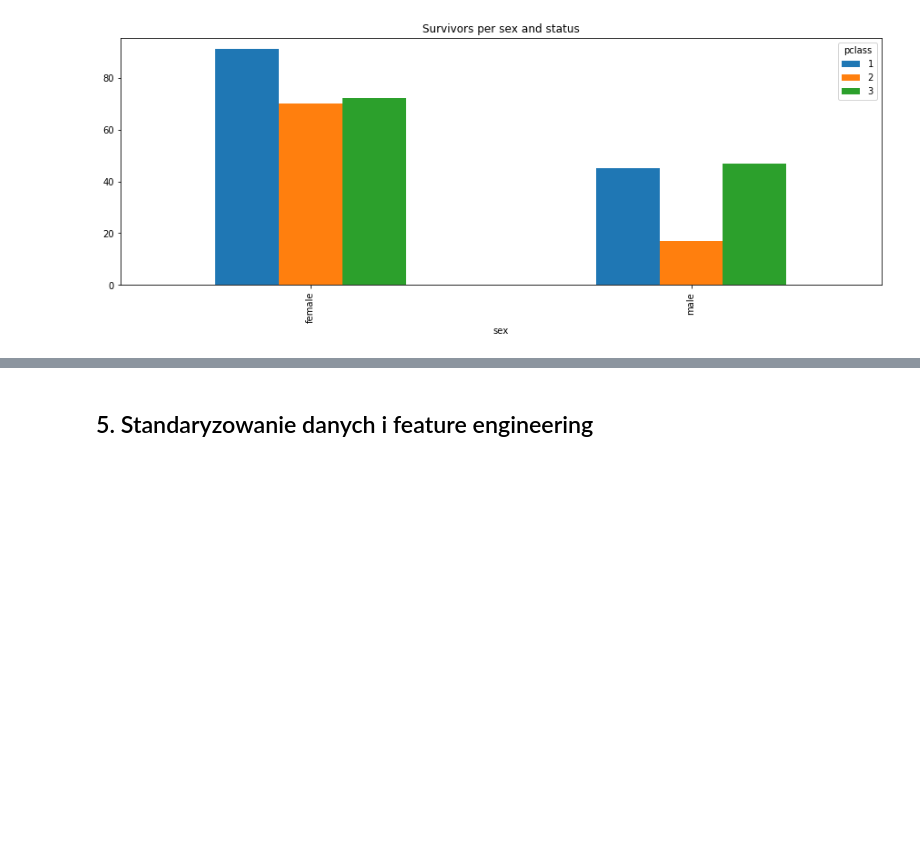
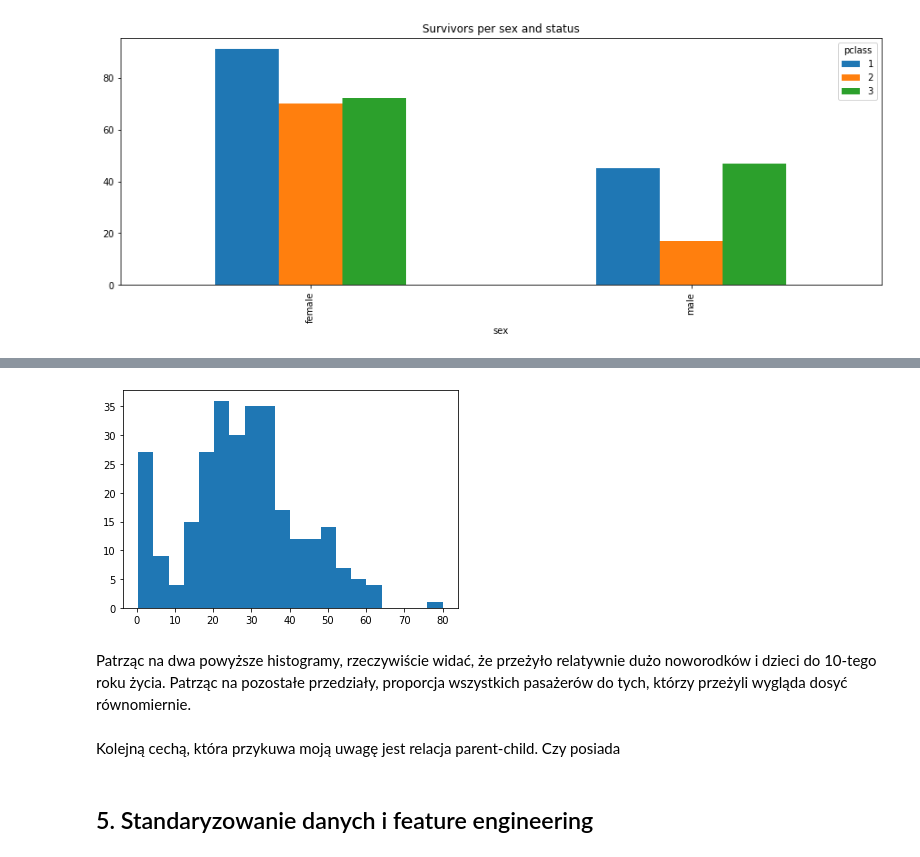
Before and after one commit to marcinsola/titanic-dataset, a Jupyter notebook: Titanic.ipynb, the cells around one changed output, grey strips where cells are left out. Saved outputs shown, nothing was run; the diff lists cells and outputs as text; code cells hidden in the pictures; blank space fills up the shorter version.

```diff
--- a/Titanic.ipynb
+++ b/Titanic.ipynb
@@ -122,3 +143,11 @@ Ten krok w zasadzie powinien być jednym z pierwszych, ale w tym przypadku nasz
+# %%
+plt.hist(survivors['age'][survivors['age'] >= 0], bins=20);
+# %% [output]
+[figure, added]
+# %% [markdown]
+Patrząc na dwa powyższe histogramy, rzeczywiście widać, że przeżyło relatywnie dużo noworodków i dzieci do 10-tego roku życia. Patrząc na pozostałe przedziały, proporcja wszystkich pasażerów do tych, którzy przeżyli wygląda dosyć równomiernie.
+# %% [markdown]
+Kolejną cechą, która przykuwa moją uwagę jest relacja parent-child. Czy posiada
 # %% [markdown]
 ## 5. Standaryzowanie danych i feature engineering
 # %% [markdown]
```
Also changed, not shown: parts of 13 cells of this notebook.
